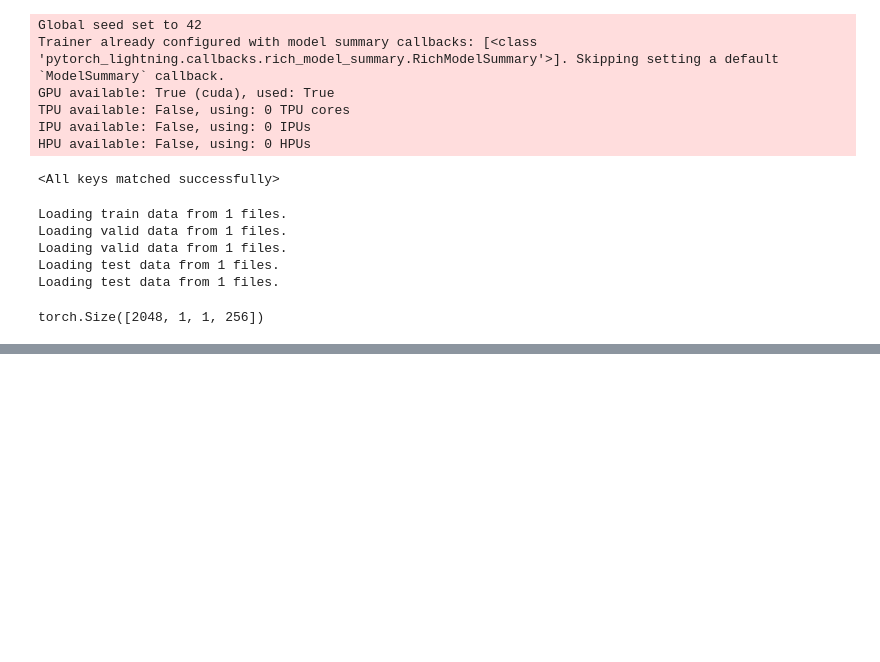
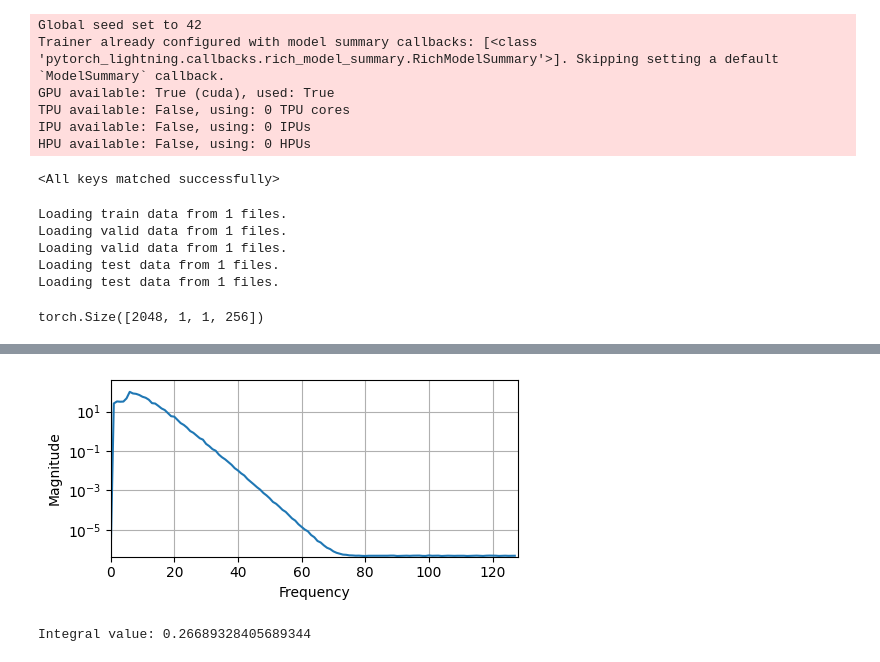
Before and after one commit to vidulejs/seminar-PDE-refiner, a Jupyter notebook: kuramoto-1D.ipynb, the cells around one changed output, grey strips where cells are left out. Drawn from its saved outputs; the diff is of its cells as text; code cells hidden in the pictures; blank space fills up the shorter version.

```diff
--- a/kuramoto-1D.ipynb
+++ b/kuramoto-1D.ipynb
@@ -164,0 +178,51 @@ plt.show()
+# %%
+npdata.shape
+# batch, time, space
+
+samples = 16
+timesteps = 100
+
+fft_data = []
+#get fft of one spacial slice at a time
+for s in range(samples):
+    for t in range(timesteps):
+        fft_data.append(np.fft.fft(npdata[s, t, :]))
+
+fft_data = np.array(fft_data)
+fft_data = np.abs(fft_data)
+fft_data = np.mean(fft_data, axis=0)
+# %%
+fft_data.shape
+plt.figure(figsize=(5,2.5))
+plt.plot(np.abs(fft_data[:len(fft_data)//2]))
+#log y axis
+plt.yscale('log')
+plt.xlim(0, 256/2)
+plt.grid()
+plt.xlabel('Frequency')
+plt.ylabel('Magnitude')
+plt.ylim(np.min(fft_data), np.max(fft_data)*4)
+plt.tight_layout()
+plt.margins(0)
+plt.savefig('ks_fft.pdf')
+plt.show()
+# %% [output]
+[figure, added]
+# %%
+prediction = prediction_traj[:,0, 0,:]
+ground_truth = np.zeros_like(prediction)
+for i in range(len_traj):
+    index = int((640-n_last)/len_traj*i)
+    ground_truth[i] = npdata[0, index, :]
+
+len_traj, space_dim = ground_truth.shape
+
+# Calculate Pearson correlation for each timestep
+correlations = np.zeros(len_traj)
+for i in range(len_traj):
+    correlations[i], _ = pearsonr(ground_truth[i], prediction[i])
+
+integral_value = np.trapz(correlations) / len_traj
+print(f'Integral value: {integral_value}')
+# %% [output]
+Integral value: 0.26689328405689344
```
Also changed, not shown: parts of 14 cells of this notebook, 8 other files.
